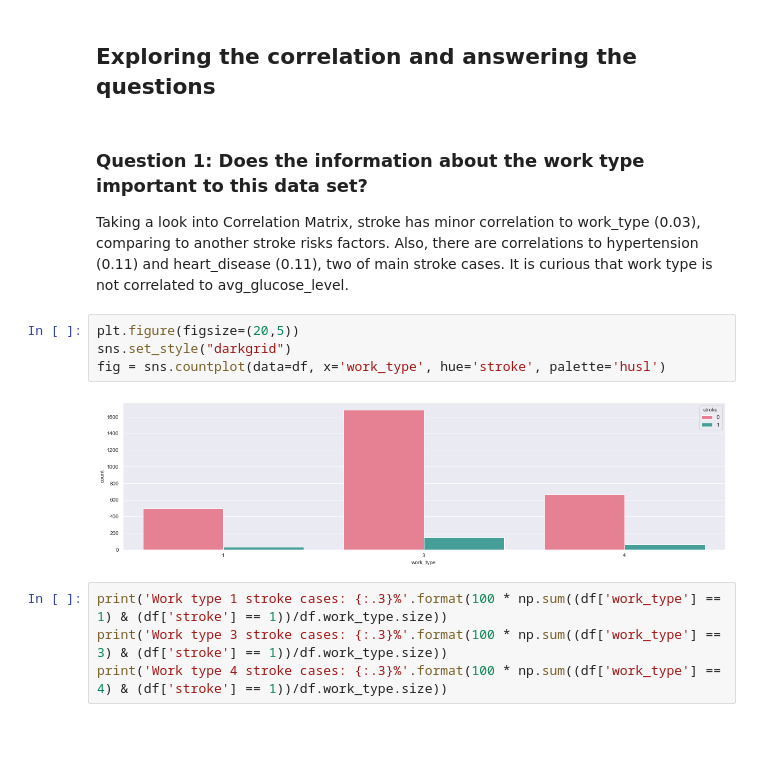
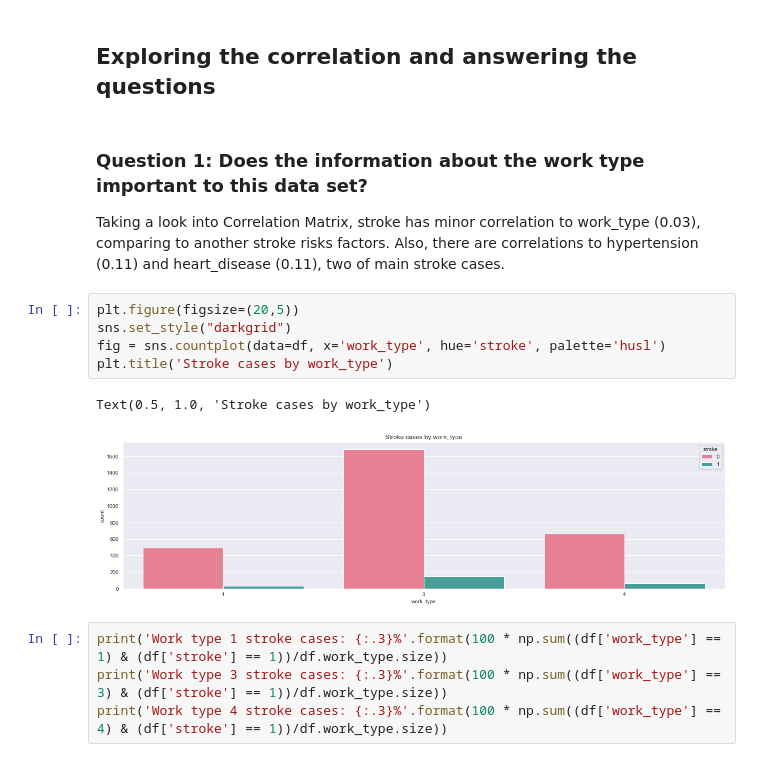
Before and after one commit to R-Kawabata/introduction_to_crisp_dm_using_stroke_data_set, a Jupyter notebook: introduction_to_crisp_dm_using_stroke_data_set.ipynb, the cells around one changed output. Drawn from its saved outputs; the diff is of its cells as text; blank space fills up the shorter version.

```diff
--- a/introduction_to_crisp_dm_using_stroke_data_set.ipynb
+++ b/introduction_to_crisp_dm_using_stroke_data_set.ipynb
@@ -281,13 +284,15 @@ sns.heatmap(df.corr(), annot=True, linewidths=.5, fmt=".2f")
 # %% [markdown]
 ### **Question 1: Does the information about the work type important to this data set?**
 
-Taking a look into Correlation Matrix, stroke has minor correlation to work_type (0.03), comparing to another stroke risks factors. Also, there are correlations to hypertension (0.11) and heart_disease (0.11), two of main stroke cases. It is curious that work type is not correlated to avg_glucose_level.
+Taking a look into Correlation Matrix, stroke has minor correlation to work_type (0.03), comparing to another stroke risks factors. Also, there are correlations to hypertension (0.11) and heart_disease (0.11), two of main stroke cases.
 # %%
 plt.figure(figsize=(20,5))
 sns.set_style("darkgrid")
 fig = sns.countplot(data=df, x='work_type', hue='stroke', palette='husl')
+plt.title('Stroke cases by work_type')
 # %% [output]
+Text(0.5, 1.0, 'Stroke cases by work_type')
-[figure, old version]
+[figure, new version]
 # %%
 print('Work type 1 stroke cases: {:.3}%'.format(100 * np.sum((df['work_type'] == 1) & (df['stroke'] == 1))/df.work_type.size))
 print('Work type 3 stroke cases: {:.3}%'.format(100 * np.sum((df['work_type'] == 3) & (df['stroke'] == 1))/df.work_type.size))
```
Also changed, not shown: parts of 15 cells of this notebook.
